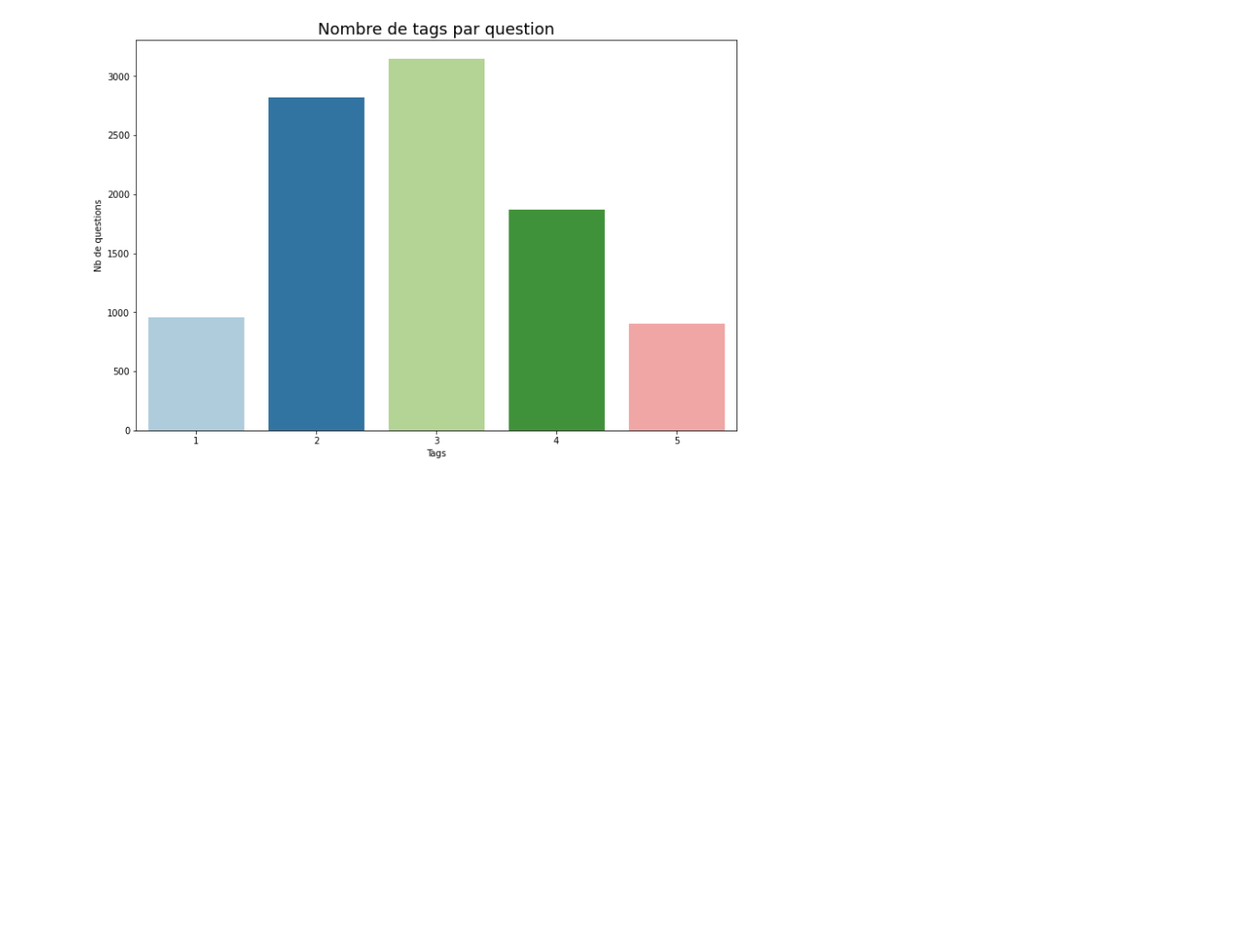
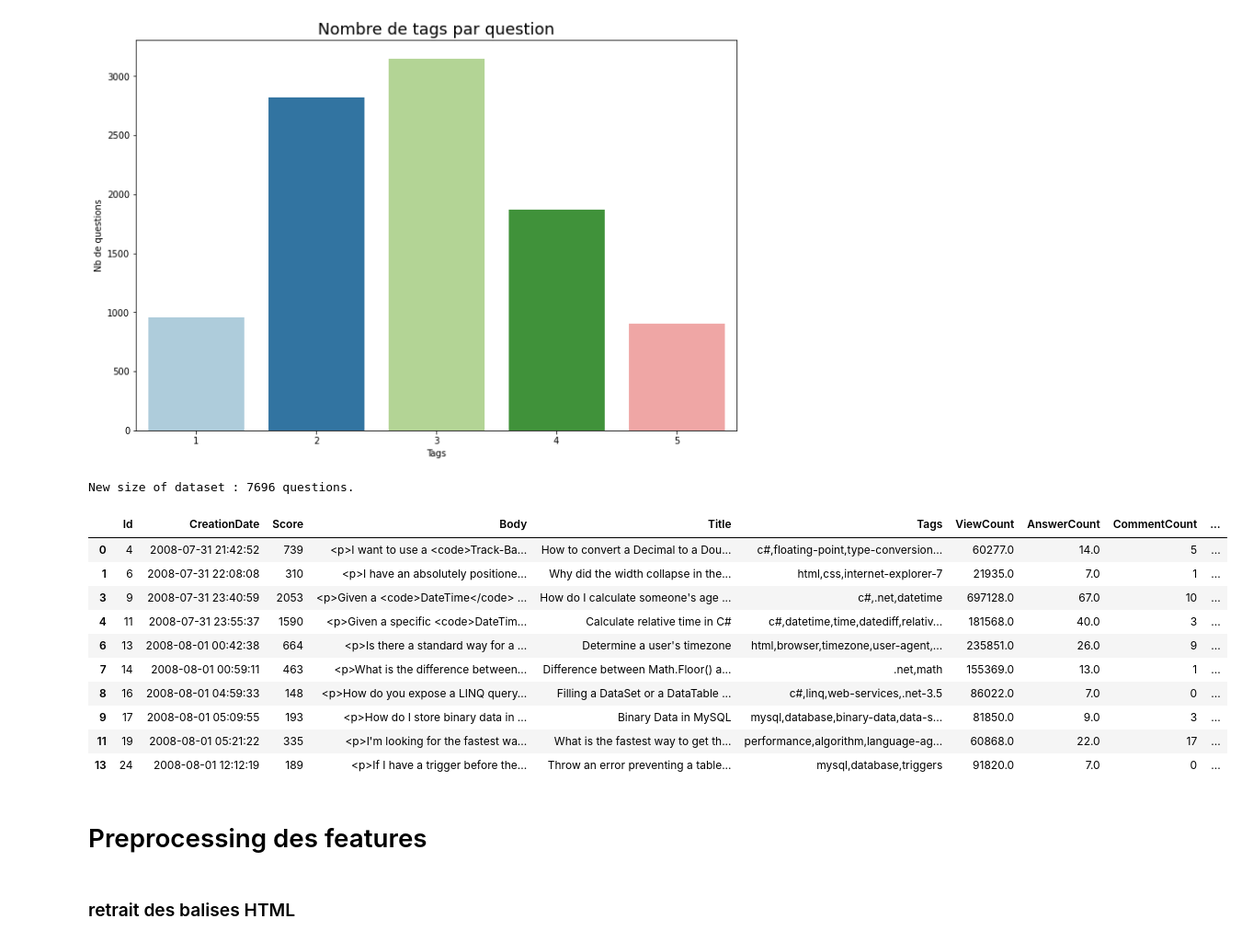
Before and after one commit to lucas080975/Projet5_NLP_Stack_Overflow, a Jupyter notebook: analyse.ipynb, the cells around one changed output. Shown at 92% size. Cells and saved outputs as stored; diff of their text form; code cells hidden in the pictures; blank space fills up the shorter version.

Commit message:
end of the analysis and the cleaning of the dataset

```diff
--- a/analyse.ipynb
+++ b/analyse.ipynb
@@ -217,3 +221,48 @@ plt.title("Nombre de tags par question",
 plt.show()
 # %% [output]
 [figure]
+# %%
+# Retrait des tags les moins utilisés
+
+def filter_tag(x, top_list):
+    """Comparison of the elements of 2 lists to
+    check if all the tags are found in a list of top tags.
+
+    Parameters
+    ----------------------------------------
+    x : list
+        List of tags to test.
+    ----------------------------------------
+    """
+    temp_list = []
+    for item in x:
+        if (item in top_list):
+            #x.remove(item)
+            temp_list.append(item)
+    return temp_list
+
+top_tags = list(df_list_words.iloc[0:50].index)
+df['Tags_list'] = df['Tags_list']\
+                    .apply(lambda x: filter_tag(x, top_tags))
+df['number_of_tags'] = df['Tags_list'].apply(lambda x : len(x))
+df = df[df.number_of_tags > 0]
+print("New size of dataset : {} questions.".format(df.shape[0]))
+
+df.head(10)
+# %% [output]
+New size of dataset : 7696 questions.
+|  | Id | CreationDate | Score | Body | Title | Tags | ViewCount | AnswerCount | CommentCount | ... |
+| 0 | 4 | 2008-07-31 21:42:52 | 739 | <p>I want to use a <code>Track-Ba... | How to convert a Decimal to a Dou... | c#,floating-point,type-conversion... | 60277.0 | 14.0 | 5 | ... |
+| 1 | 6 | 2008-07-31 22:08:08 | 310 | <p>I have an absolutely positione... | Why did the width collapse in the... | html,css,internet-explorer-7 | 21935.0 | 7.0 | 1 | ... |
+| 3 | 9 | 2008-07-31 23:40:59 | 2053 | <p>Given a <code>DateTime</code> ... | How do I calculate someone's age ... | c#,.net,datetime | 697128.0 | 67.0 | 10 | ... |
+| 4 | 11 | 2008-07-31 23:55:37 | 1590 | <p>Given a specific <code>DateTim... | Calculate relative time in C# | c#,datetime,time,datediff,relativ... | 181568.0 | 40.0 | 3 | ... |
+| 6 | 13 | 2008-08-01 00:42:38 | 664 | <p>Is there a standard way for a ... | Determine a user's timezone | html,browser,timezone,user-agent,... | 235851.0 | 26.0 | 9 | ... |
+| 7 | 14 | 2008-08-01 00:59:11 | 463 | <p>What is the difference between... | Difference between Math.Floor() a... | .net,math | 155369.0 | 13.0 | 1 | ... |
+| 8 | 16 | 2008-08-01 04:59:33 | 148 | <p>How do you expose a LINQ query... | Filling a DataSet or a DataTable ... | c#,linq,web-services,.net-3.5 | 86022.0 | 7.0 | 0 | ... |
+| 9 | 17 | 2008-08-01 05:09:55 | 193 | <p>How do I store binary data in ... | Binary Data in MySQL | mysql,database,binary-data,data-s... | 81850.0 | 9.0 | 3 | ... |
+| 11 | 19 | 2008-08-01 05:21:22 | 335 | <p>I'm looking for the fastest wa... | What is the fastest way to get th... | performance,algorithm,language-ag... | 60868.0 | 22.0 | 17 | ... |
+| 13 | 24 | 2008-08-01 12:12:19 | 189 | <p>If I have a trigger before the... | Throw an error preventing a table... | mysql,database,triggers | 91820.0 | 7.0 | 0 | ... |
+# %% [markdown]
+# Preprocessing des features
+# %% [markdown]
+### retrait des balises HTML
```
Also changed, not shown: parts of 27 cells of this notebook, 3 other files.
